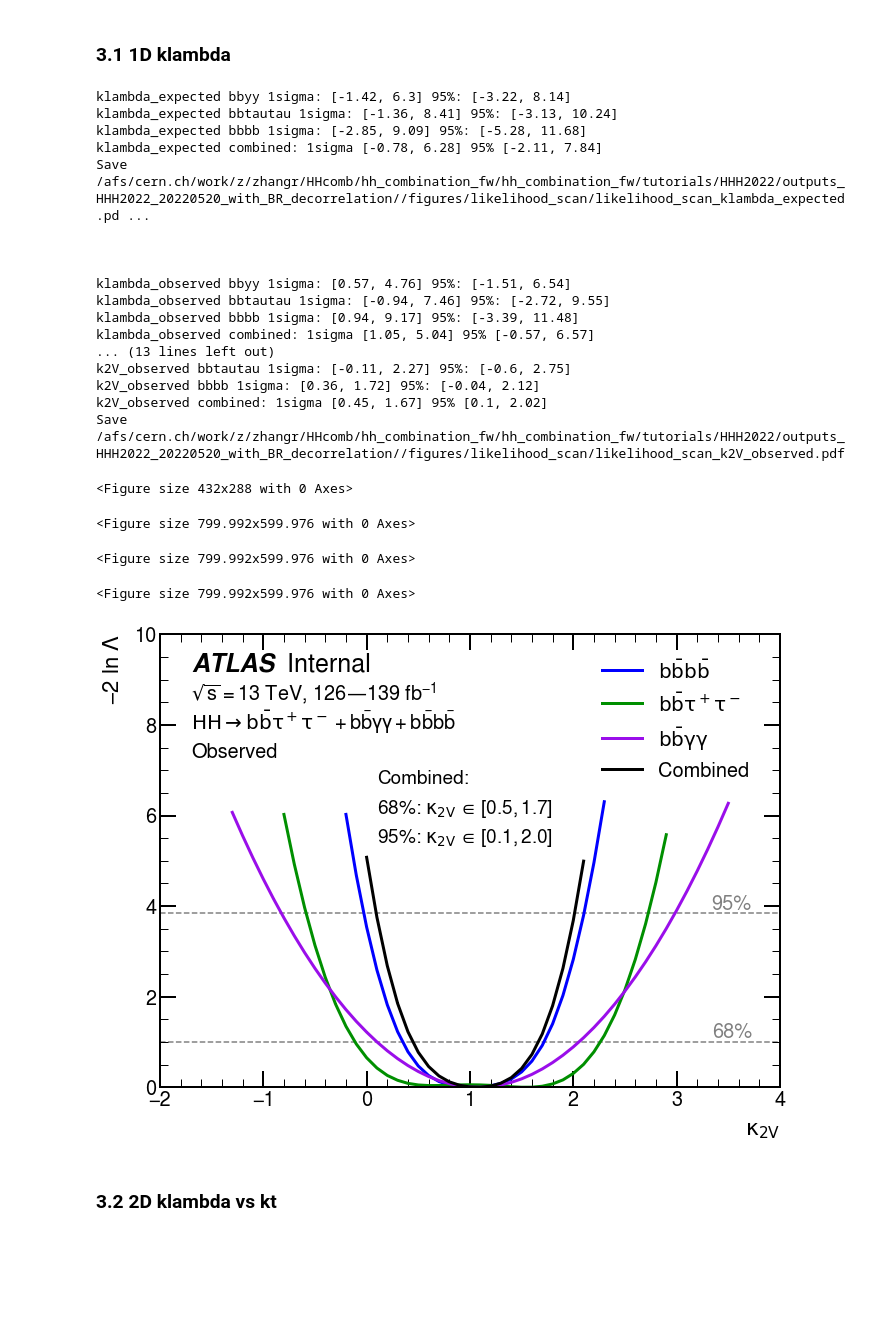
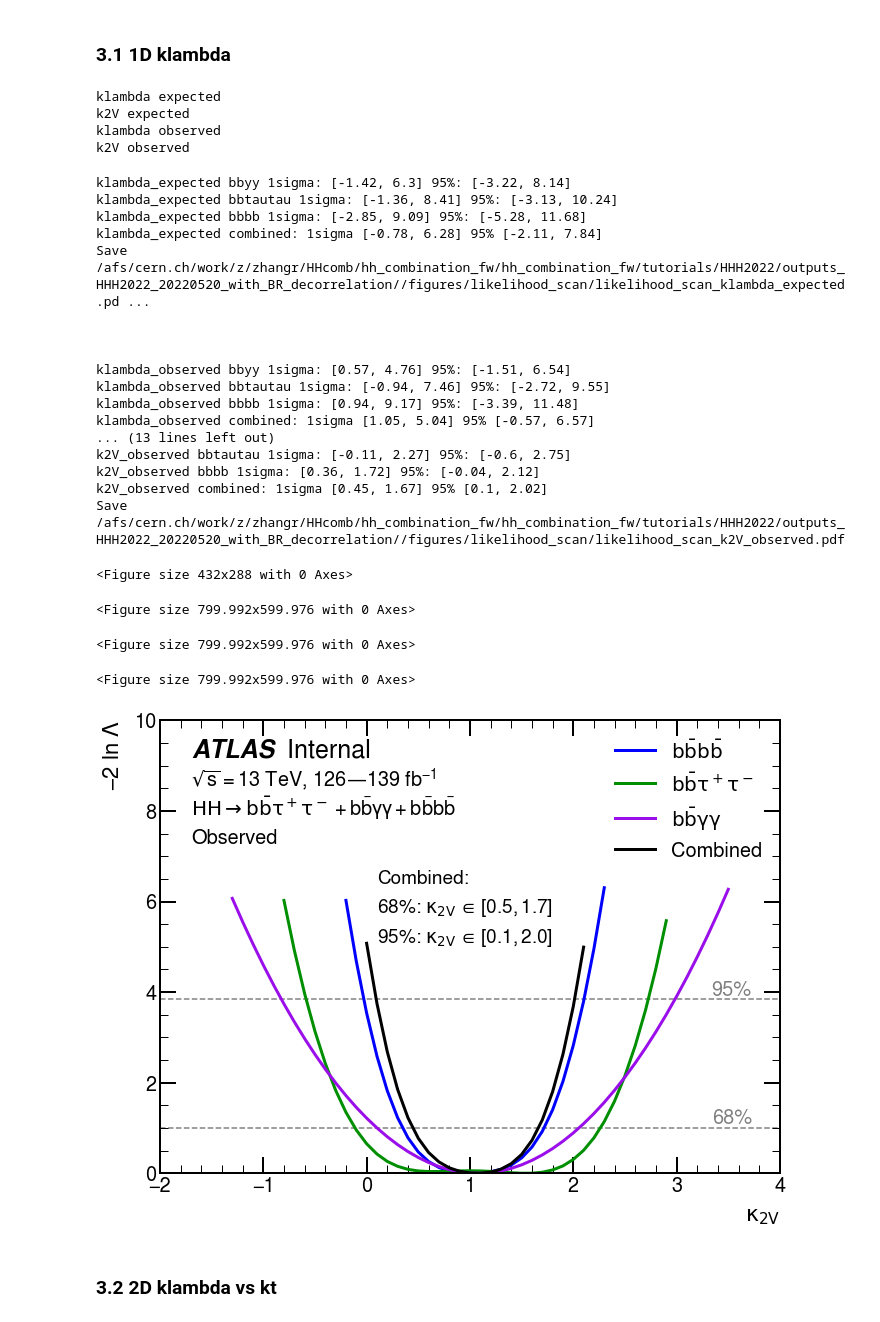
Before and after one commit to dyl64/hh_combination_fw, a Jupyter notebook: tutorials/HHH2022/GenPlots.ipynb, the cells around one changed output. Cells and saved outputs as stored; diff of their text form; code cells hidden in the pictures; blank space fills up the shorter version.

```diff
--- a/tutorials/HHH2022/GenPlots.ipynb
+++ b/tutorials/HHH2022/GenPlots.ipynb
@@ -649,10 +711,10 @@ Save to /afs/cern.ch/work/z/zhangr/HHcomb/hh_combination_fw/hh_combination_fw/tu
 # %% [markdown]
 ## 3. Likelihood Scan
 # %%
-def get_likelihood_data(obs, study):
+def get_likelihood_data(obs, study, combine_only):
     data = {}
     filename = study.replace('_profile', '').replace('_2D', '') + '.json'
-    channels = ['bbbb', 'bbtautau', 'bbyy']
+    channels = [] if combine_only else ['bbbb', 'bbtautau', 'bbyy']
     for channel in channels+['combined']:
         limit_path = os.path.join(outdir_likelihood, 'likelihood', obs, channel, study, filename)
         try:
@@ -662,9 +724,9 @@ def get_likelihood_data(obs, study):
             raise
     return data
 
-def data_loading_lh(obs, study, cut=1000):
+def data_loading_lh(obs, study, cut=1000, combine_only=False):
     likelihood_df, uncond_df = {}, {}
-    data = get_likelihood_data(obs, study)
+    data = get_likelihood_data(obs, study, combine_only)
     for channel in data:
         df = pd.DataFrame(data[channel]).dropna(axis=1, how='all')
         if 'klambda' not in df:
@@ -694,14 +756,14 @@ def get_interval(df, level):
     return intersections
 # %%
 studies = ['klambda', 'klambda_kt_profile', 'kV', 'kF', 'kt', 'kV_k2V_2D', 'klambda_kt_2D', 'k2V']
-studies = ['klambda_k2V_2D']
+studies = ['klambda', 'k2V'] #['k2V_kV_profile'] #
 obs = ['expected', 'observed']
 
 likelihood_df, uncond_df = {}, {}
 for o in obs:
     for study in studies:
         try:
-            likelihood_df[f'{study}_{o}'], uncond_df[f'{study}_{o}'] = data_loading_lh(o, study, cut=6.5 if study=='klambda' or study=='k2V' else 1000)
+            likelihood_df[f'{study}_{o}'], uncond_df[f'{study}_{o}'] = data_loading_lh(o, study, cut=6.5 if study=='klambda' or study=='k2V' else 1000, combine_only=(True if study=='k2V_kV_profile' else False))
         except:
             print(o, study)
             raise
@@ -922,7 +1006,7 @@ klambda_k2V_2D ['klambda_k2V_2D']
 # %%
 from quickstats.maths.numerics import is_integer, pretty_value
 
-def plot_1D(study, obs, xmin = -15, xmax = 20, ymin=0, ymax = 12, xlabel=r"$\mathrm{\kappa_{\lambda}}$", xattrib='klambda', yattrib='qmu'):
+def plot_1D(likelihood_df, study, obs, xmin = -15, xmax = 20, ymin=0, ymax = 12, xlabel=r"$\mathrm{\kappa_{\lambda}}$", xattrib='klambda', yattrib='qmu'):
     options = {}
     config = {
         'sigma_values': (1, 3.84),
@@ -943,15 +1027,17 @@ def plot_1D(study, obs, xmin = -15, xmax = 20, ymin=0, ymax = 12, xlabel=r"$\mat
 #     xmin = max(xmin, likelihood_df[df_index]['combined'][xattrib].min())
 #     xmax = min(xmax, likelihood_df[df_index]['combined'][xattrib].max())
 #     ymax = min(ymax, int(likelihood_df[df_index]['combined'][yattrib].max()))
-    plotter = Likelihood1DPlot(likelihood_df[df_index], label_map=channel_label_map, styles_map=styles_map,
+    plotter = Likelihood1DPlot(likelihood_df[df_index], label_map=channel_label_map if obs != 'combined' else channel_label_map_alter, styles_map=styles_map if obs != 'combined' else styles_map_alter,
                             styles=styles[study], analysis_label_options=analysis_label_options_new(study, obs),
                               config = config)
     ax = plotter.draw(xlabel=xlabel, ylabel="$-2\ ln\ \Lambda$", ymin=ymin, ymax=ymax, xmin=xmin, xmax=xmax, xattrib=xattrib, yattrib=yattrib, **options)
-
+#     set_trace()
     if 'combined' in likelihood_df[df_index] and yattrib=='qmu':
         intersections_1 = get_interval(likelihood_df[df_index]['combined'], 1).tolist()
-#         intersections_2 = get_interval(likelihood_df[df_index]['combined'], 4).tolist()
         intersections_2 = get_interval(likelihood_df[df_index]['combined'], 3.84).tolist()
+#         intersections_3 = get_intersections(likelihood_df[df_index]['combined']['mu'].values, likelihood_df[df_index]['combined']['qmu'].values, level=1)
+#         intersections_4 = get_intersections(likelihood_df[df_index]['combined']['mu'].values, likelihood_df[df_index]['combined']['qmu'].values, level=3.84)
+
         for c in ['bbyy', 'bbtautau', 'bbbb']:
             print(df_index, c, '1sigma:', [pretty_value(i) for i in get_interval(likelihood_df[df_index][c], 1).tolist()], '95%:', [pretty_value(i) for i in get_interval(likelihood_df[df_index][c], 4).tolist()])
         print(df_index, 'combined:', '1sigma', [pretty_value(i) for i in intersections_1], '95%', [pretty_value(i) for i in intersections_2])
@@ -967,6 +1053,26 @@ def plot_1D(study, obs, xmin = -15, xmax = 20, ymin=0, ymax = 12, xlabel=r"$\mat
     os.makedirs(savefolder, exist_ok=True)
     plt.savefig(savefolder+f"/{name}_{df_index}.pdf", bbox_inches="tight")
     print('Save', savefolder+f"/{name}_{df_index}.pdf")
+# %%
+def reorganise_df():
+    likelihood_df_alter = {}
+    for study_obs in likelihood_df.keys():
+        study, obs = '_'.join(study_obs.split('_')[:-1]), study_obs.split('_')[-1]
+        print(study, obs)
+        channels = likelihood_df[study_obs].keys()
+        for channel in channels:
+            if f'{study}_{channel}' not in likelihood_df_alter:
+                likelihood_df_alter[f'{study}_{channel}'] = {}
+        for channel in channels:
+            likelihood_df_alter[f'{study}_{channel}'][obs] = likelihood_df[study_obs][channel]
+    return likelihood_df_alter
+
+likelihood_df_alter = reorganise_df()
+# %% [output]
+klambda expected
+k2V expected
+klambda observed
+k2V observed
 # %%
 def kappa_name_1D(study):
     name_map = {
@@ -979,7 +1085,7 @@ def kappa_name_1D(study):
     }
     xrange = {
         'klambda': (-4, 14),
-        'k2V': (-2, 4)
+        'k2V': (-2, 4),
     }
     yrange = {
         'klambda':  (0, 10),
@@ -990,35 +1096,52 @@ def kappa_name_1D(study):
 # 1D
 for study in studies:
     if '_' in study and 'profile' not in study: continue
     for o in obs:
         xlabel, xattrib, xrange, yrange = kappa_name_1D(study)
         if 'profile' in study:
             xattrib = xattrib.split('_')[0]
-        plot_1D(study, o, xlabel=xlabel, xattrib=xattrib, xmin = xrange[0], xmax = xrange[1], ymin=yrange[0], ymax = yrange[1])
+        plot_1D(likelihood_df, study, o, xlabel=xlabel, xattrib=xattrib, xmin = xrange[0], xmax = xrange[1], ymin=yrange[0], ymax = yrange[1])
         print('\n\n')
+
+
+# styles_map_alter = {
+#     'expected': {"color": 'k', "linestyle": '--', "marker": ","},
+#     'observed': {"color": 'k', "linestyle": '-', "marker": ","},
+# }
+# channel_label_map_alter = {
+#     'expected': "Expected",
+#     'observed': "Observed",
+# }
+# for study in studies:
+#     if study.endswith('_profile'):
+#         study2 = study.split('_')[0]
+#     else:
+#         study2 = study
+#     xlabel, xattrib, xrange, yrange = kappa_name_1D(study2)
+#     plot_1D(likelihood_df_alter, study, 'combined', xlabel=xlabel, xattrib=xattrib, xmin = xrange[0], xmax = xrange[1], ymin=yrange[0], ymax = yrange[1])
 # %% [output]
 klambda_expected bbyy 1sigma: [-1.42, 6.3] 95%: [-3.22, 8.14]
 klambda_expected bbtautau 1sigma: [-1.36, 8.41] 95%: [-3.13, 10.24]
 klambda_expected bbbb 1sigma: [-2.85, 9.09] 95%: [-5.28, 11.68]
 klambda_expected combined: 1sigma [-0.78, 6.28] 95% [-2.11, 7.84]
 Save /afs/cern.ch/work/z/zhangr/HHcomb/hh_combination_fw/hh_combination_fw/tutorials/HHH2022/outputs_HHH2022_20220520_with_BR_decorrelation//figures/likelihood_scan/likelihood_scan_klambda_expected.pd ...
 
 
 
 klambda_observed bbyy 1sigma: [0.57, 4.76] 95%: [-1.51, 6.54]
 klambda_observed bbtautau 1sigma: [-0.94, 7.46] 95%: [-2.72, 9.55]
 klambda_observed bbbb 1sigma: [0.94, 9.17] 95%: [-3.39, 11.48]
 klambda_observed combined: 1sigma [1.05, 5.04] 95% [-0.57, 6.57]
 ... (13 lines left out)
 k2V_observed bbtautau 1sigma: [-0.11, 2.27] 95%: [-0.6, 2.75]
 k2V_observed bbbb 1sigma: [0.36, 1.72] 95%: [-0.04, 2.12]
 k2V_observed combined: 1sigma [0.45, 1.67] 95% [0.1, 2.02]
 Save /afs/cern.ch/work/z/zhangr/HHcomb/hh_combination_fw/hh_combination_fw/tutorials/HHH2022/outputs_HHH2022_20220520_with_BR_decorrelation//figures/likelihood_scan/likelihood_scan_k2V_observed.pdf
 <Figure size 432x288 with 0 Axes>
 <Figure size 799.992x599.976 with 0 Axes>
 <Figure size 799.992x599.976 with 0 Axes>
 <Figure size 799.992x599.976 with 0 Axes>
-[figure, old version]
+[figure, new version]
 # %% [markdown]
 ### 3.2 2D klambda vs kt
 # %%
```
Also changed, not shown: parts of 15 cells of this notebook, 2 other files.
